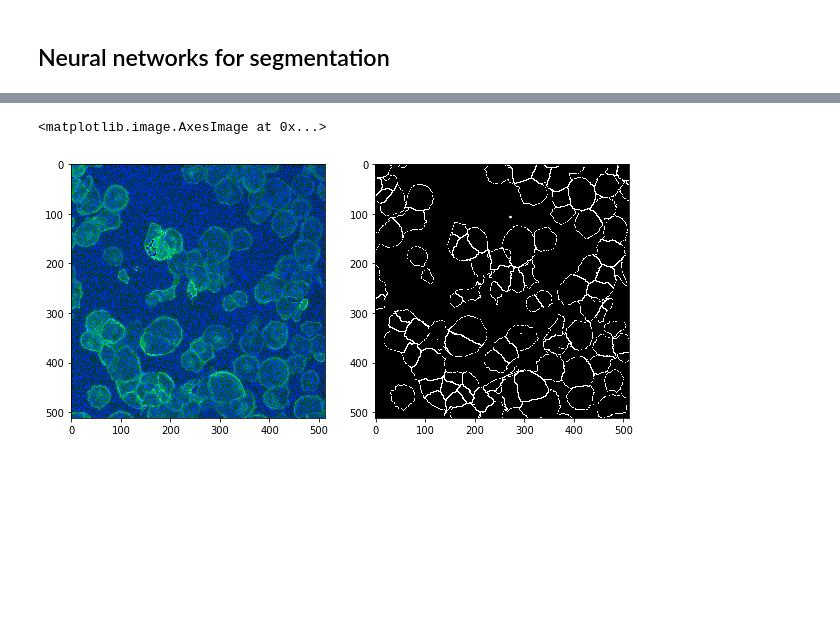
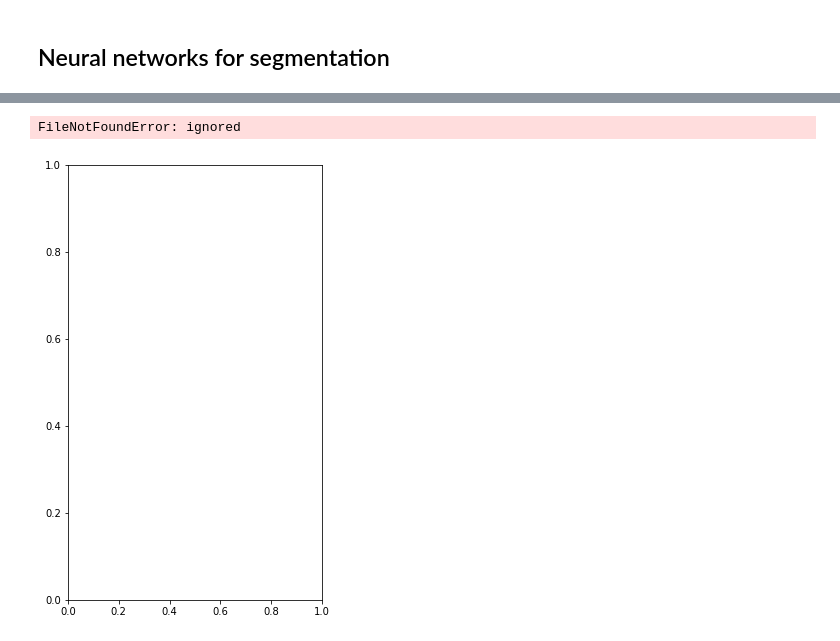
Before and after one commit to iamblobfish/banana-ml, a Jupyter notebook: lesson2_3/segmentation.ipynb, the cells around one changed output, grey strips where cells are left out. Cells and saved outputs as stored; diff of their text form; code cells hidden in the pictures; blank space fills up the shorter version.

```diff
--- a/lesson2_3/segmentation.ipynb
+++ b/lesson2_3/segmentation.ipynb
@@ -43,15 +60,15 @@ from PIL import Image
 # %%
 # Human HT29 colon-cancer cells
 plt.figure(figsize=(10,8))
 plt.subplot(1,2,1)
-im = Image.open('BBBC018_v1_images-fixed/train/00735-actin.DIB.bmp')
+im = Image.open('images/train/00735-actin.DIB.bmp')
 plt.imshow(im)
 plt.subplot(1,2,2)
-mask = Image.open('BBBC018_v1_outlines/train/00735-cells.png')
+mask = Image.open('masks/train/00735-cells.png')
 plt.imshow(mask, 'gray')
 # %% [output]
-<matplotlib.image.AxesImage at 0x...>
+FileNotFoundError: ignored
-[figure, old version]
+[figure, new version]
 # %%
 def calc_iou(prediction, ground_truth):
     n_images = len(prediction)
```
Also changed, not shown: parts of 36 cells of this notebook.
